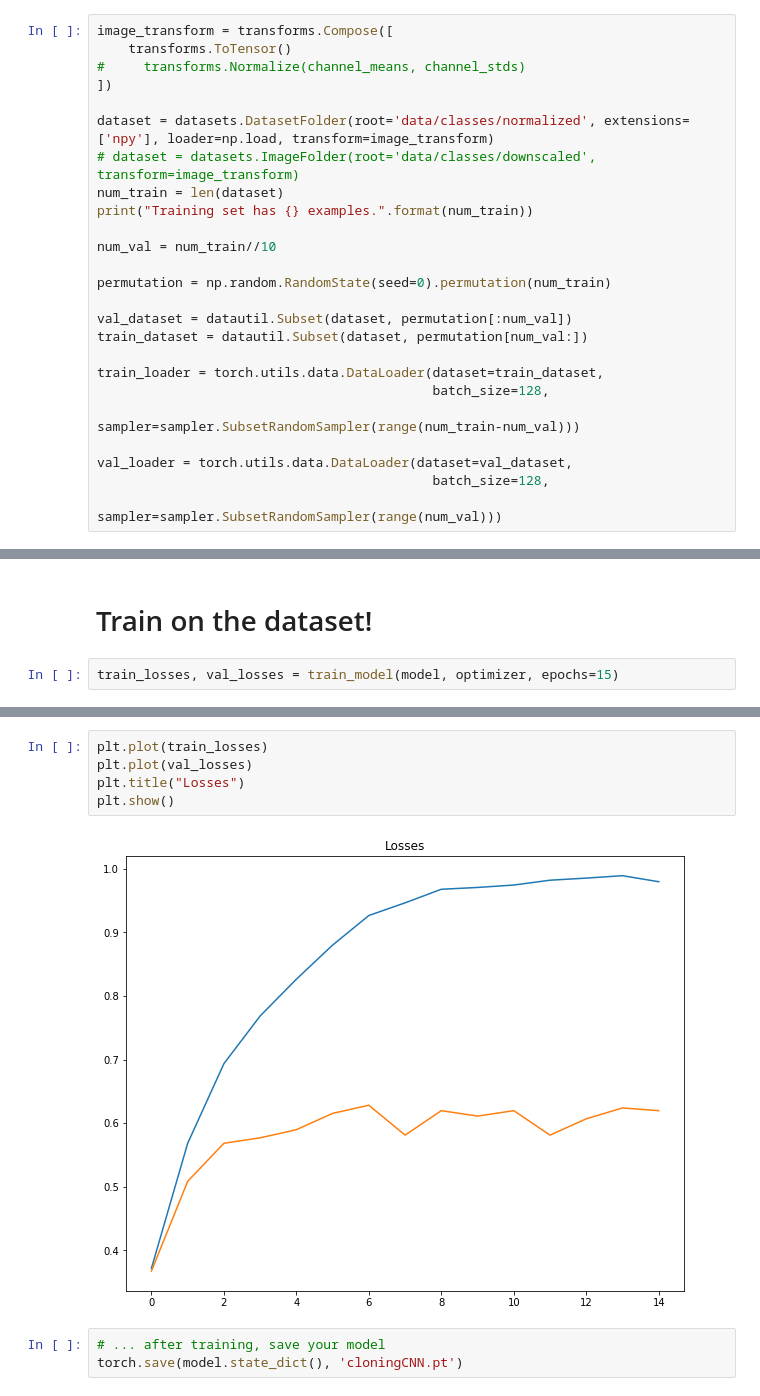
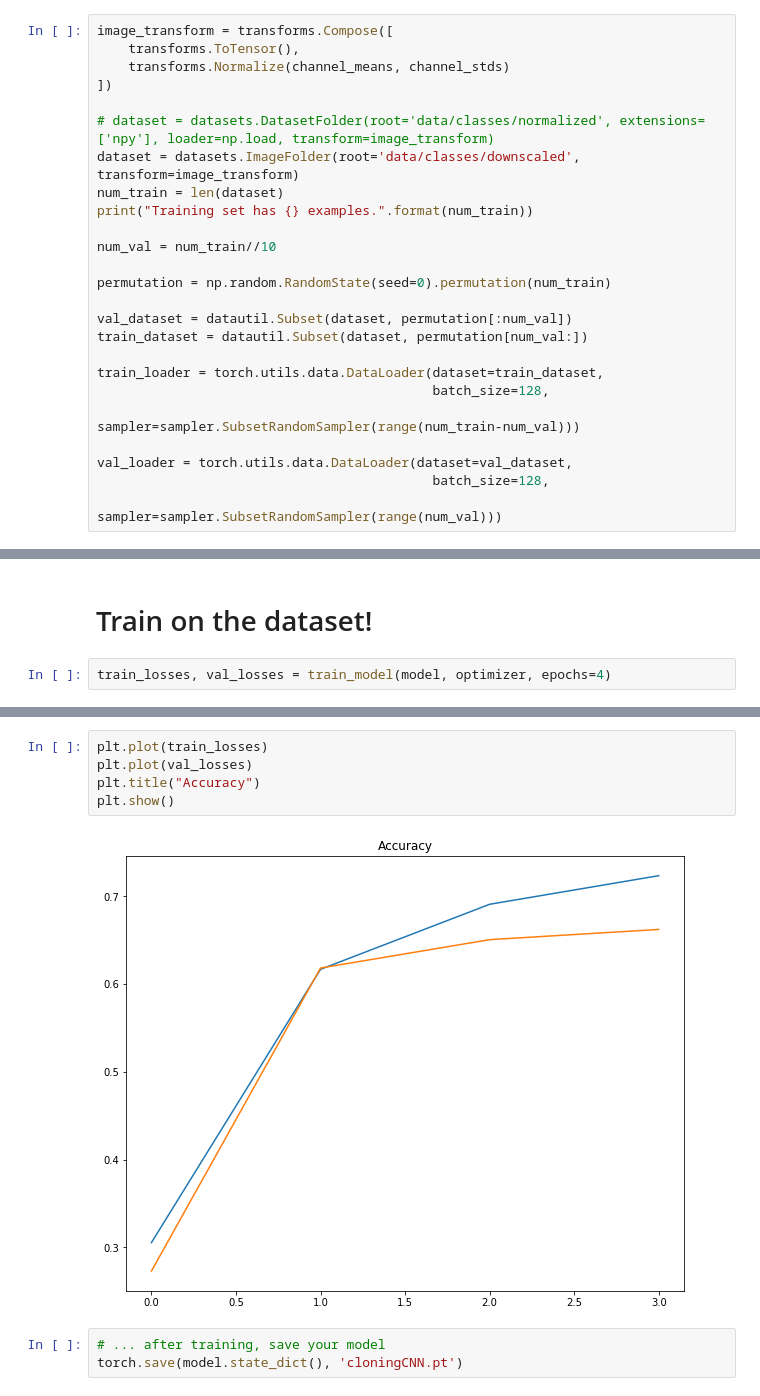
Before and after one commit to bbukaty/CoNBot, a Jupyter notebook: behavioralCloning.ipynb, the cells around one changed output, grey strips where cells are left out. Saved outputs shown, nothing was run; the diff lists cells and outputs as text.

```diff
--- a/behavioralCloning.ipynb
+++ b/behavioralCloning.ipynb
@@ -67,12 +67,12 @@ Per-channel stds:
 Use the channel mean and std to define a normalization transform which our dataset object will apply to each of its images upon loading them.
 # %%
 image_transform = transforms.Compose([
-    transforms.ToTensor()
-#     transforms.Normalize(channel_means, channel_stds)
+    transforms.ToTensor(),
+    transforms.Normalize(channel_means, channel_stds)
 ])
 
-dataset = datasets.DatasetFolder(root='data/classes/normalized', extensions=['npy'], loader=np.load, transform=image_transform)
-# dataset = datasets.ImageFolder(root='data/classes/downscaled', transform=image_transform)
+# dataset = datasets.DatasetFolder(root='data/classes/normalized', extensions=['npy'], loader=np.load, transform=image_transform)
+dataset = datasets.ImageFolder(root='data/classes/downscaled', transform=image_transform)
 num_train = len(dataset)
 print("Training set has {} examples.".format(num_train))
 
@@ -199,5 +199,5 @@ optimizer = optim.Adam(model.parameters())
 # %% [markdown]
 # Train on the dataset!
 # %%
-train_losses, val_losses = train_model(model, optimizer, epochs=15)
+train_losses, val_losses = train_model(model, optimizer, epochs=4)
 # %% [output]
@@ -221,10 +219,10 @@ Val set: Got 145 / 234 correct (61.97)
 # %%
 plt.plot(train_losses)
 plt.plot(val_losses)
-plt.title("Losses")
+plt.title("Accuracy")
 plt.show()
 # %% [output]
-[figure, old version]
+[figure, new version]
 # %%
 # ... after training, save your model
 torch.save(model.state_dict(), 'cloningCNN.pt')
```
Also changed, not shown: parts of 5 cells of this notebook, 4 other files.
